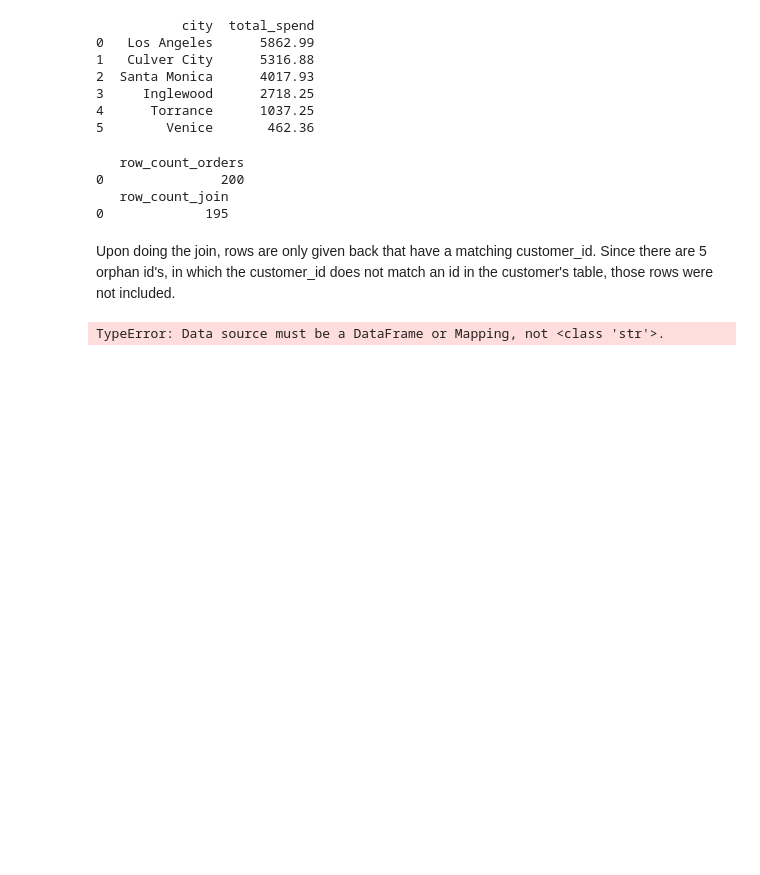
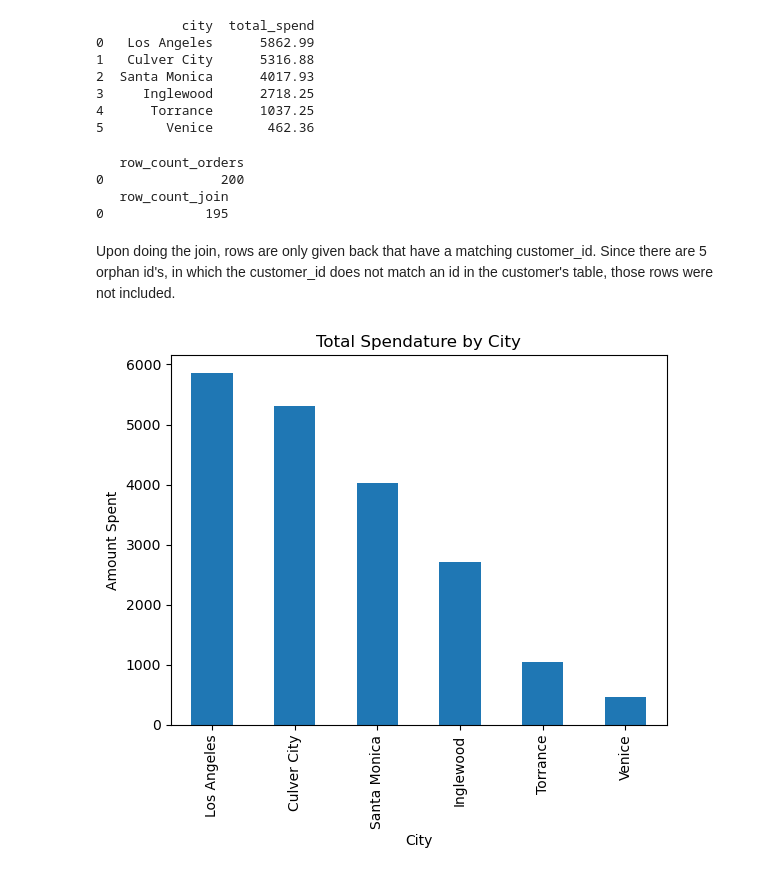
Before and after one commit to skeown13/cs82a-data-science-portfolio, a Jupyter notebook: module6/module6_lab.ipynb, the cells around one changed output. Saved outputs shown, nothing was run; the diff lists cells and outputs as text; code cells hidden in the pictures; blank space fills up the shorter version.

Commit message:
finally got my data to plot into a bar chart by not using seaborn

```diff
--- a/module6/module6_lab.ipynb
+++ b/module6/module6_lab.ipynb
@@ -112,10 +114,11 @@ print(df2)
 # %% [markdown]
 Upon doing the join, rows are only given back that have a matching customer_id. Since there are 5 orphan id's, in which the customer_id does not match an id in the customer's table, those rows were not included.
 # %%
-sns.barplot(data="df_city", x="city", y="total_spend")
+df_city.plot(x="city", y="total_spend", kind="bar", legend=False)
+# sns.barplot(data="df_city", x="city", y="total_spend")
 plt.title("Total Spendature by City")
 plt.xlabel("City")
 plt.ylabel("Amount Spent")
 plt.show()
 # %% [output]
-TypeError: Data source must be a DataFrame or Mapping, not <class 'str'>.
+[figure, added]
```
Also changed, not shown: parts of 1 cell of this notebook.
